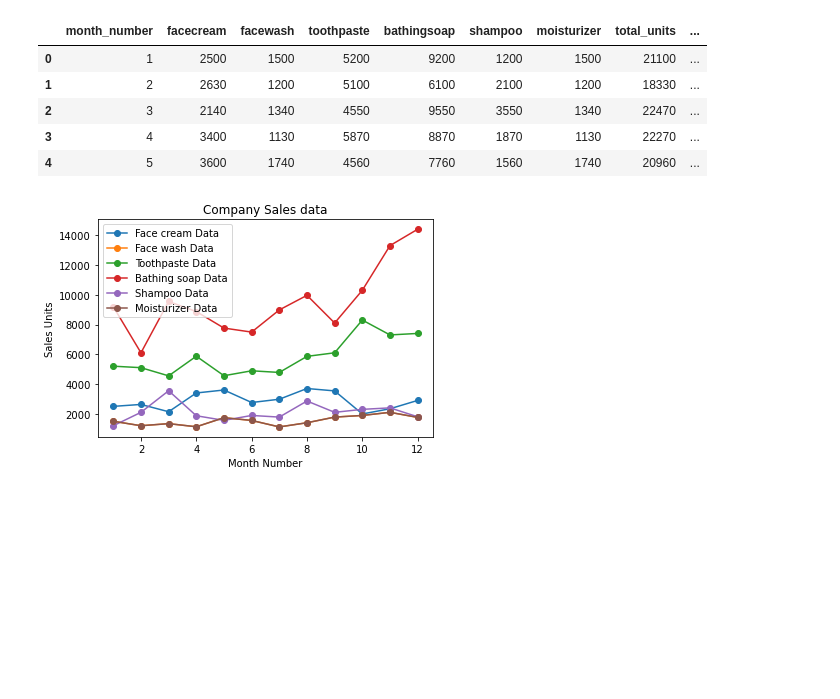
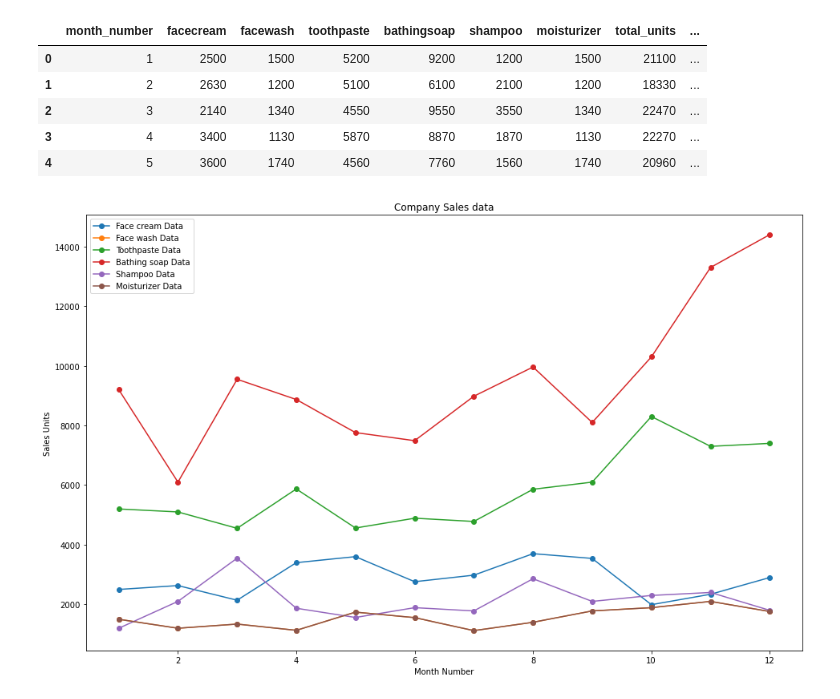
Before and after one commit to Beentha/stutern, a Jupyter notebook: module7assignment1.ipynb, the cells around one changed output. Drawn from its saved outputs; the diff is of its cells as text; code cells hidden in the pictures; blank space fills up the shorter version.

```diff
--- a/module7assignment1.ipynb
+++ b/module7assignment1.ipynb
@@ -12,17 +12,18 @@ data.head()
 | 3 | 4 | 3400 | 1130 | 5870 | 8870 | 1870 | 1130 | 22270 | ... |
 | 4 | 5 | 3600 | 1740 | 4560 | 7760 | 1560 | 1740 | 20960 | ... |
 # %%
+plt.figure(figsize=(16, 10))
 plt.plot(data['month_number'], data['facecream'],   label = 'Face cream Data', marker='o')
 plt.plot(data['month_number'], data['facewash'],   label = 'Face wash Data',  marker='o')
 plt.plot(data['month_number'], data['toothpaste'], label = 'Toothpaste Data', marker='o')
 plt.plot(data['month_number'], data['bathingsoap'], label = 'Bathing soap Data', marker='o')
 plt.plot(data['month_number'], data['shampoo'], label = 'Shampoo Data', marker='o')
 plt.plot(data['month_number'], data['moisturizer'], label = 'Moisturizer Data', marker='o')
 
 plt.title('Company Sales data')
 plt.legend(loc='upper left')
 plt.xlabel('Month Number')
 plt.ylabel('Sales Units')
 plt.show()
 # %% [output]
-[figure, old version]
+[figure, new version]
```
